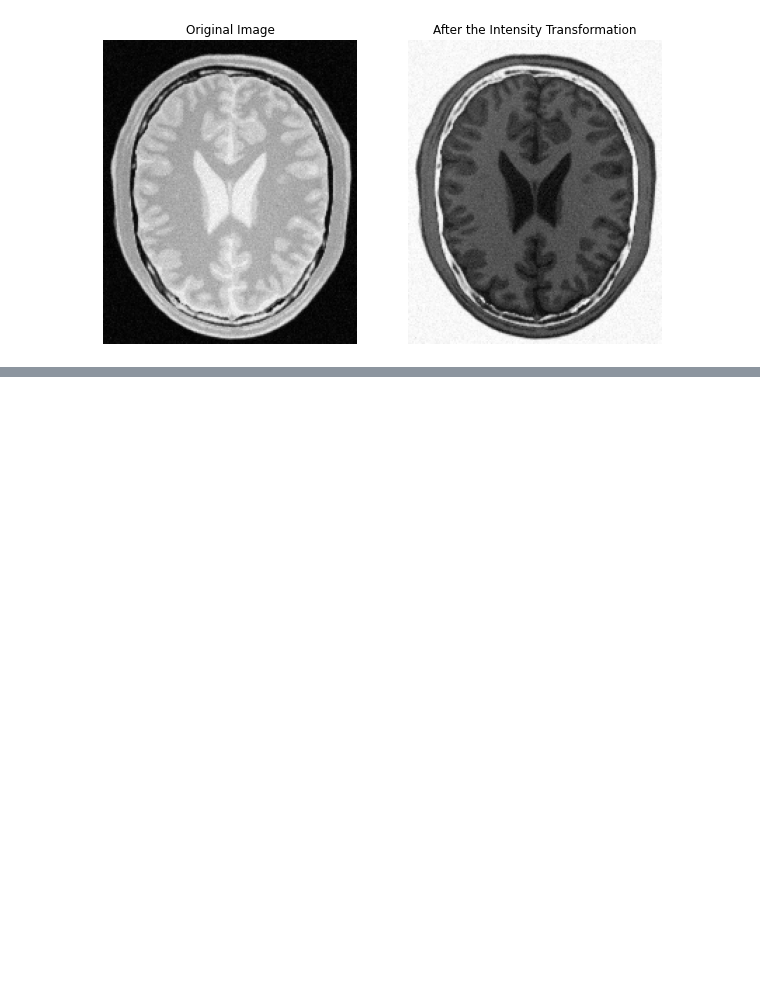
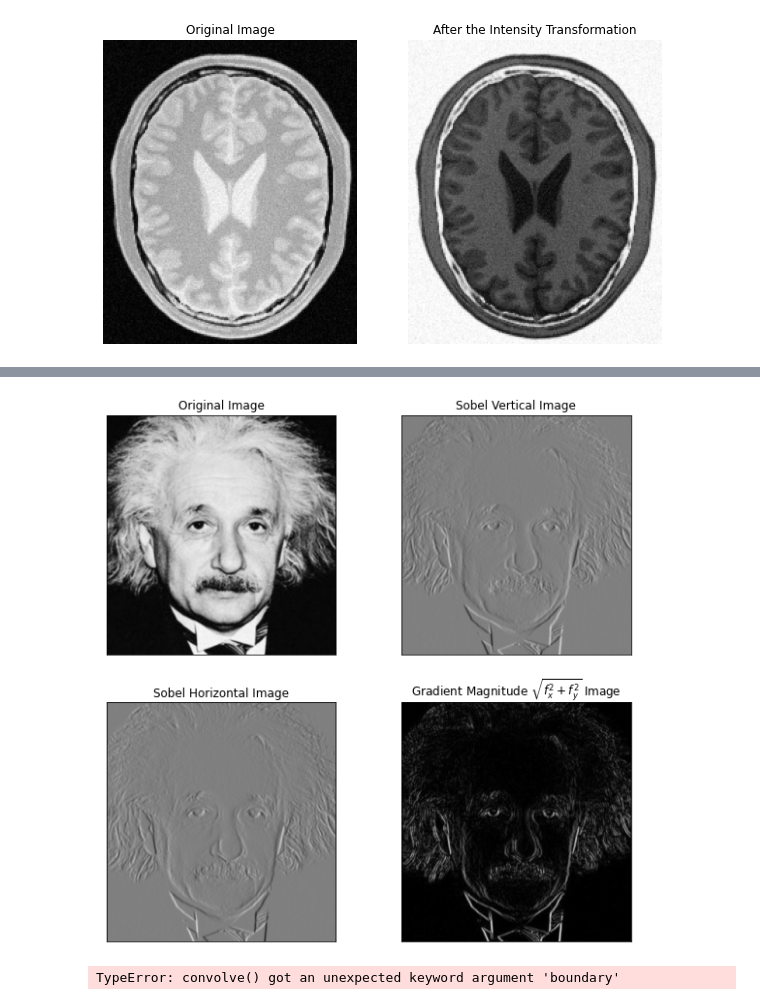
Before and after one commit to RaviduHM99/EN2550-Fundamentals-of-Image-Processing-and-Machine-Vision, a Jupyter notebook: Assignments/Assignment 1/190399L.ipynb, the cells around one changed output, grey strips where cells are left out. Cells and saved outputs as stored; diff of their text form; code cells hidden in the pictures; blank space fills up the shorter version.

```diff
--- a/Assignments/Assignment 1/190399L.ipynb
+++ b/Assignments/Assignment 1/190399L.ipynb
@@ -92,0 +137,74 @@ IndexError: index 101 is out of bounds for axis 0 with size 101
+# %%
+#Ques6 part2
+from scipy import signal
+
+Img5 = cv.imread(r"einstein.png", cv.IMREAD_GRAYSCALE).astype('float32')
+assert Img5 is not None
+
+# Vertical x axis
+sobel_ver_kernal = np.array([(-1, -2, -1), (0, 0, 0), (1, 2, 1)], dtype='float32')
+Img5_x = signal.convolve2d(Img5, sobel_ver_kernal, boundary='symm', mode='same')
+
+# Horizontal y axis
+sobel_hor_kernal = np.array([(-1, 0, 1), (-2, 0, 2), (-1, 0, 1)], dtype='float32')
+Img5_x = signal.convolve2d(Img5, sobel_hor_kernal, boundary='symm', mode='same')
+
+Grad_Img5 = np.sqrt(Img5_x**2 + Img5_y**2)
+
+fig, ax = plt.subplots(2,2, sharex='all', figsize=(10,10))
+ax[0,0].imshow(Img5, cmap='gray', vmin=0, vmax=255)
+ax[0,0].set_title('Original Image')
+ax[0,0].set_xticks([]), ax[0,0].set_yticks([])
+
+ax[0,1].imshow(Img5_x, cmap='gray', vmin=-1020, vmax=1020)
+ax[0,1].set_title('Sobel Vertical Image')
+ax[0,1].set_xticks([]), ax[0,1].set_yticks([])
+
+ax[1,0].imshow(Img5_y, cmap='gray', vmin=-1020, vmax=1020)
+ax[1,0].set_title('Sobel Horizontal Image')
+ax[1,0].set_xticks([]), ax[1,0].set_yticks([])
+
+ax[1,1].imshow(Grad_Img5, cmap='gray')
+ax[1,1].set_title('Gradient Magnitude $\sqrt{f_x^2 + f_y^2}$ Image')
+ax[1,1].set_xticks([]), ax[1,1].set_yticks([])
+plt.show()
+# %% [output]
+[figure, added]
+# %%
+#Ques6 part2
+from scipy import signal
+
+Img5 = cv.imread(r"einstein.png", cv.IMREAD_GRAYSCALE).astype('float32')
+assert Img5 is not None
+
+# Vertical x axis
+sobel_ver_kernal_1 = np.array([(1), (2), (1)], dtype='float32')
+sobel_ver_kernal_2 = np.array([1, 0, -1], dtype='float32')
+Img5_x = signal.convolve(Img5, sobel_ver_kernal_1, boundary='symm', mode='same')
+Img5_x = signal.convolve(Img5_x, sobel_ver_kernal_2, boundary='symm', mode='same')
+
+# Horizontal y axis
+sobel_hor_kernal = np.array([(-1, 0, 1), (-2, 0, 2), (-1, 0, 1)], dtype='float32')
+Img5_x = signal.convolve2d(Img5, sobel_hor_kernal, boundary='symm', mode='same')
+
+Grad_Img5 = np.sqrt(Img5_x**2 + Img5_y**2)
+
+fig, ax = plt.subplots(2,2, sharex='all', figsize=(10,10))
+ax[0,0].imshow(Img5, cmap='gray', vmin=0, vmax=255)
+ax[0,0].set_title('Original Image')
+ax[0,0].set_xticks([]), ax[0,0].set_yticks([])
+
+ax[0,1].imshow(Img5_x, cmap='gray', vmin=-1020, vmax=1020)
+ax[0,1].set_title('Sobel Vertical Image')
+ax[0,1].set_xticks([]), ax[0,1].set_yticks([])
+
+ax[1,0].imshow(Img5_y, cmap='gray', vmin=-1020, vmax=1020)
+ax[1,0].set_title('Sobel Horizontal Image')
+ax[1,0].set_xticks([]), ax[1,0].set_yticks([])
+
+ax[1,1].imshow(Grad_Img5, cmap='gray')
+ax[1,1].set_title('Gradient Magnitude $\sqrt{f_x^2 + f_y^2}$ Image')
+ax[1,1].set_xticks([]), ax[1,1].set_yticks([])
+plt.show()
+# %% [output]
+TypeError: convolve() got an unexpected keyword argument 'boundary'
```
Also changed, not shown: parts of 4 cells of this notebook.
